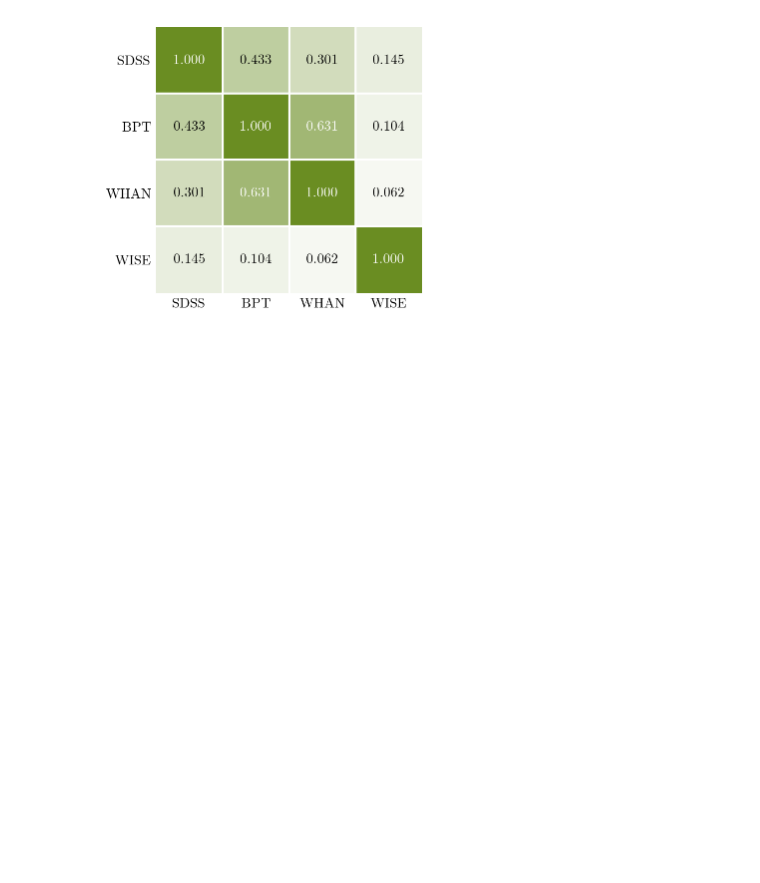
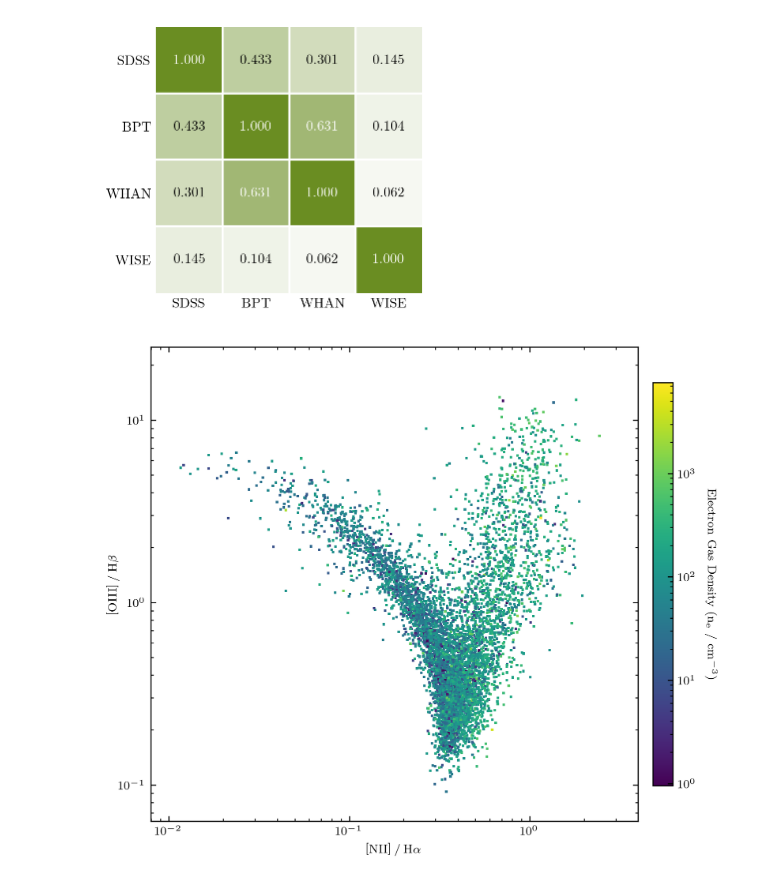
Before and after one commit to fritzali/notes, a Jupyter notebook: MASS/Active/project/task.ipynb, the cells around one changed output. Cells and saved outputs as stored; diff of their text form; code cells hidden in the pictures; blank space fills up the shorter version.

Commit message:
plotting
bye bye nice smooth lines (not relevant)

```diff
--- a/MASS/Active/project/task.ipynb
+++ b/MASS/Active/project/task.ipynb
@@ -1225,3 +1225,51 @@ WISE & SDSS: 37
 WISE & BPT:  64
 WISE & WHAN: 58
 [figure]
+# %%
+import matplotlib.pyplot as plt
+import matplotlib.colors as colors  # <-- Added to import LogNorm
+
+# Extract data arrays
+x = df_bpt['nii_h_alpha_ratio']
+y = df_bpt['oiii_h_beta_ratio']
+z = df_bpt['el_gas_dens']
+#z = df_bpt['oiii_sigma']
+#z = df_bpt['bh_mass']
+
+fig, ax = plt.subplots(figsize=(6, 5), dpi=150)
+ax.set_facecolor('white')
+
+# THE FIX: Apply colors.LogNorm() to map z values logarithmically
+im = ax.scatter(
+    x, y,
+    marker='s',
+    c=z,
+    s=3,
+    cmap='viridis',
+    norm=colors.LogNorm(),  # <-- Forces logarithmic color progression
+    edgecolor='none',
+    alpha=1
+)
+
+ax.set_xscale('log')
+ax.set_yscale('log')
+
+xmin_log, xmax_log = -2.1, 0.6
+ymin_log, ymax_log = -1.2, 1.4
+
+ax.set_xlim(10**xmin_log, 10**xmax_log)
+ax.set_ylim(10**ymin_log, 10**ymax_log)
+
+ax.set_xlabel(r'$\mathrm{\raisebox{0.75pt}{[\raisebox{-0.75pt}{NII}]}} \mathbin{/} \mathrm{H\alpha}$')
+ax.set_ylabel(r'$\mathrm{\raisebox{0.75pt}{[\raisebox{-0.75pt}{OIII}]}} \mathbin{/} \mathrm{H\beta}$', labelpad=-0.75)
+
+# Generate a clean colorbar matched to the plot height
+cbar = fig.colorbar(im, ax=ax, pad=0.03, shrink=0.85)
+cbar.set_label(r'Electron Gas Density $\mathrm{(n_e \ / \ cm^{-3})}$', rotation=270, labelpad=15)
+
+figures['BPT_density'] = fig
+plt.close()
+
+figures['BPT_density']
+# %% [output]
+[figure, added]
```
Also changed, not shown: parts of 4 cells of this notebook.
